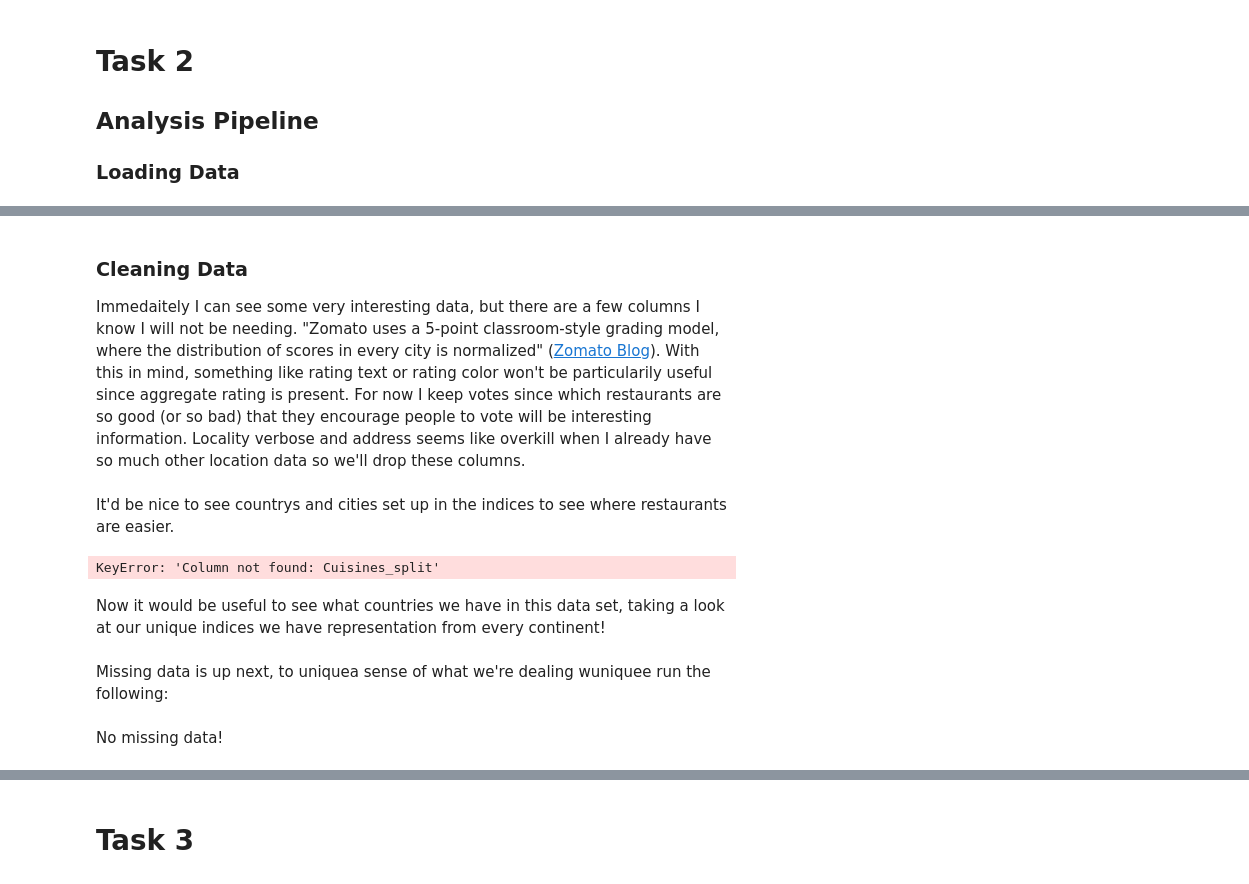
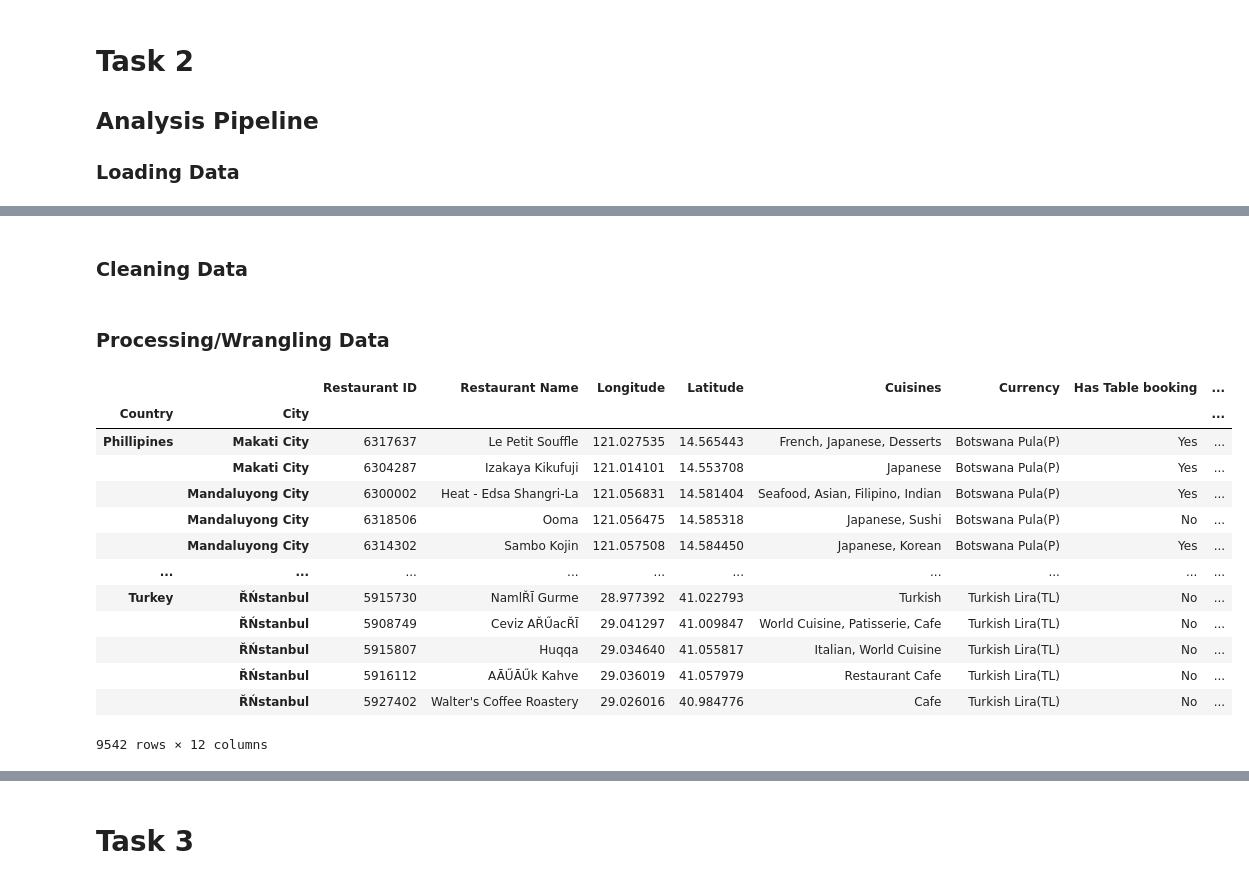
Before and after one commit to data301-2021-winter1/group28-project, a Jupyter notebook: notebooks/analysis1.ipynb, the cells around one changed output, grey strips where cells are left out. Cells and saved outputs as stored; diff of their text form; code cells hidden in the pictures.

Commit message:
Finished task 2 - analysis pipeline. Loaded in data, droped na's, reindexed dataframe, and dropped columns I won't be usuing.

```diff
--- a/notebooks/analysis1.ipynb
+++ b/notebooks/analysis1.ipynb
@@ -219,16 +198,29 @@ print(countryCodesCSV.head())
-# %% [markdown]
-### Cleaning Data
-Immedaitely I can see some very interesting data, but there are a few columns I know I will not be needing. "Zomato uses a 5-point classroom-style grading model, where the distribution of scores in every city is normalized" ([Zomato Blog](https://www.zomato.com/blog/urbanspoon-to-zomato-the-5-point-rating-system-3)). With this in mind, something like rating text or rating color won't be particularily useful since aggregate rating is present. For now I keep votes since which restaurants are so good (or so bad) that they encourage people to vote will be interesting information. Locality verbose and address seems like overkill when I already have so much other location data so we'll drop these columns.
+# %% [markdown]
+### Cleaning Data
 # %%
-zomatoCSV = zomatoCSV.drop(['Address','Rating color','Rating text', 'Locality Verbose'],axis = 'columns')
+#Drop uneeded columns
+zomatoCSV = zomatoCSV.drop(["Address","Rating color","Rating text","Locality","Locality Verbose","Switch to order menu","Average Cost for two"],axis = 'columns')
+#Drop rows with missing values
+zomatoCSV = zomatoCSV.dropna()
-# %% [markdown]
-It'd be nice to see countrys and cities set up in the indices to see where restaurants are easier.
+# %% [markdown]
+### Processing/Wrangling Data
 # %%
-cleaned_df = pd.merge(zomatoCSV,countryCodesCSV, how = 'left', on='Country Code')
-cleaned_df = cleaned_df.set_index(['Country','City']) \
+zomatoCSV = zomatoCSV.merge(countryCodesCSV, how = "inner",on = "Country Code")
+zomatoCSV = zomatoCSV.set_index(['Country','City']) \
                        .drop(['Country Code'], axis = 'columns')
-cleaned_df.groupby(level=0)['Cuisines_split'].count()
+zomatoCSV
 # %% [output]
+|  |  | Restaurant ID | Restaurant Name | Longitude | Latitude | Cuisines | Currency | Has Table booking | ... |
+| Country | City |  |  |  |  |  |  |  | ... |
+| Phillipines | Makati City | 6317637 | Le Petit Souffle | 121.027535 | 14.565443 | French, Japanese, Desserts | Botswana Pula(P) | Yes | ... |
+|  | Makati City | 6304287 | Izakaya Kikufuji | 121.014101 | 14.553708 | Japanese | Botswana Pula(P) | Yes | ... |
+|  | Mandaluyong City | 6300002 | Heat - Edsa Shangri-La | 121.056831 | 14.581404 | Seafood, Asian, Filipino, Indian | Botswana Pula(P) | Yes | ... |
+|  | Mandaluyong City | 6318506 | Ooma | 121.056475 | 14.585318 | Japanese, Sushi | Botswana Pula(P) | No | ... |
+|  | Mandaluyong City | 6314302 | Sambo Kojin | 121.057508 | 14.584450 | Japanese, Korean | Botswana Pula(P) | Yes | ... |
+| ... | ... | ... | ... | ... | ... | ... | ... | ... | ... |
+| Turkey | ŘŃstanbul | 5915730 | NamlŘĪ Gurme | 28.977392 | 41.022793 | Turkish | Turkish Lira(TL) | No | ... |
+|  | ŘŃstanbul | 5908749 | Ceviz AŘŰacŘĪ | 29.041297 | 41.009847 | World Cuisine, Patisserie, Cafe | Turkish Lira(TL) | No | ... |
+|  | ŘŃstanbul | 5915807 | Huqqa | 29.034640 | 41.055817 | Italian, World Cuisine | Turkish Lira(TL) | No | ... |
+|  | ŘŃstanbul | 5916112 | AĀŰĀŰk Kahve | 29.036019 | 41.057979 | Restaurant Cafe | Turkish Lira(TL) | No | ... |
+|  | ŘŃstanbul | 5927402 | Walter's Coffee Roastery | 29.026016 | 40.984776 | Cafe | Turkish Lira(TL) | No | ... |
-KeyError: 'Column not found: Cuisines_split'
+9542 rows × 12 columns
-# %% [markdown]
-Now it would be useful to see what countries we have in this data set, taking a look at our unique indices we have representation from every continent!
@@ -237,2 +226,0 @@ list(cleaned_df['Cuisines'].unique())
-# %% [markdown]
-Missing data is up next, to uniquea sense of what we're dealing wuniquee run the following:
@@ -242,2 +226,0 @@ cleaned_df.isna().any()
-# %% [markdown]
-No missing data!
```
Also changed, not shown: parts of 13 cells of this notebook, 1 other file.
